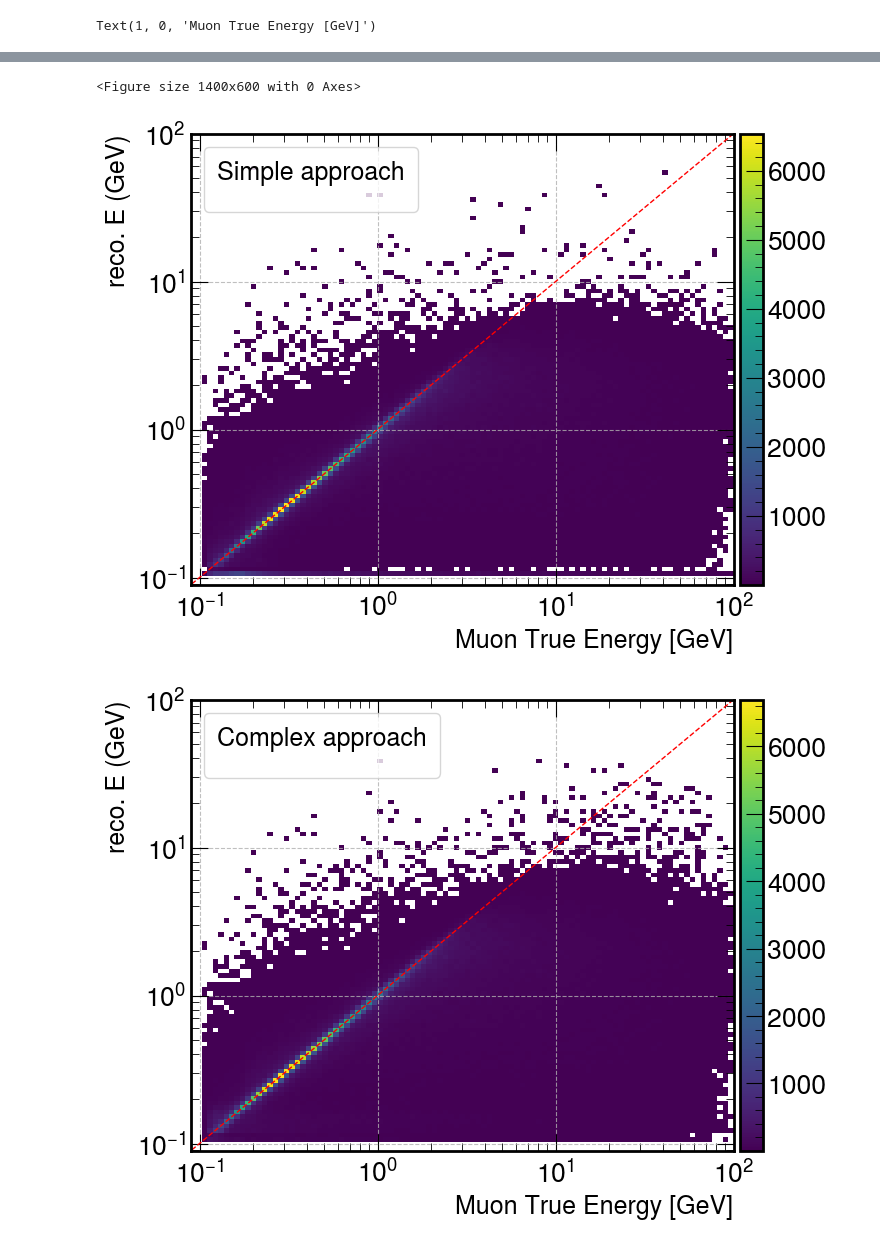
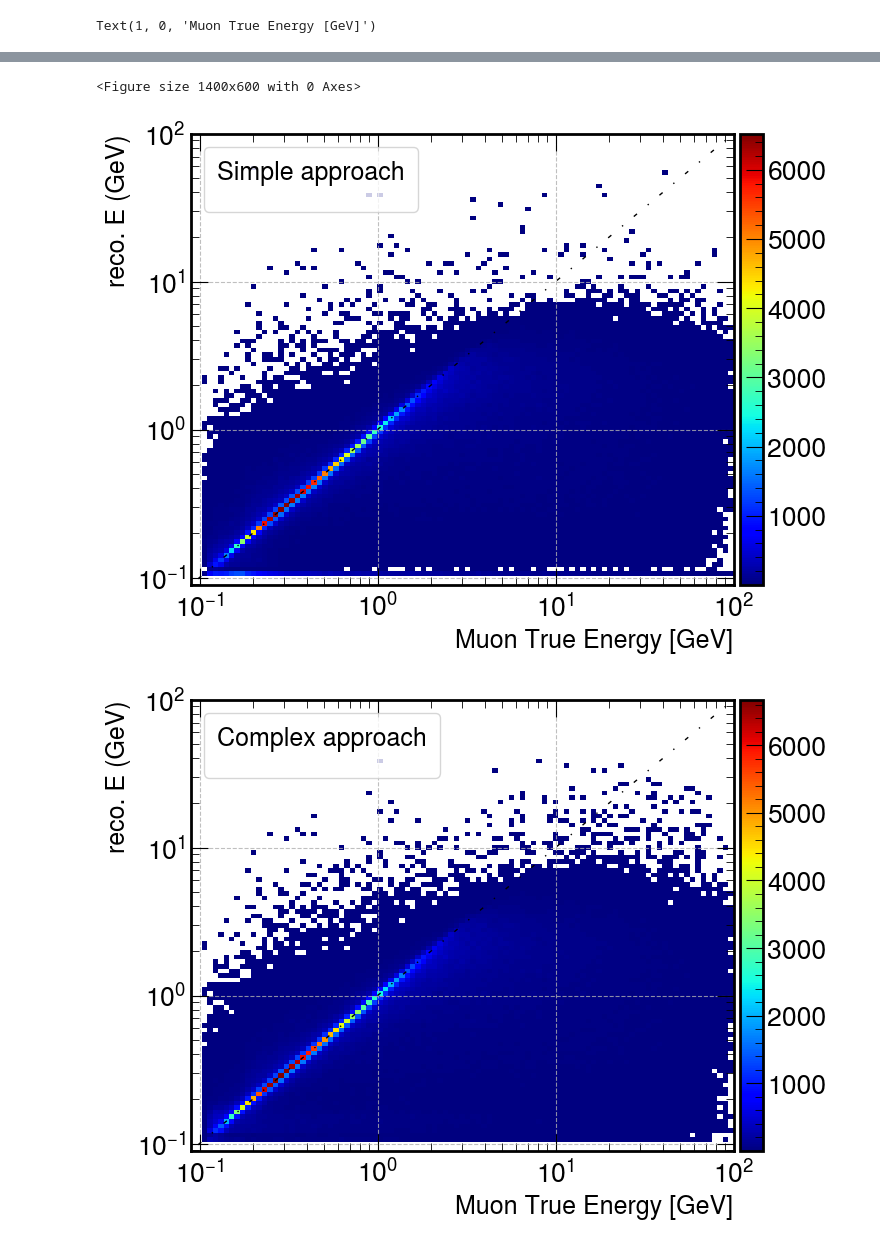
Before and after one commit to hvsouza/apc_atmo_repo, a Jupyter notebook: personal/Henrique/Analysis/pida/processed_ana.ipynb, the cells around one changed output, grey strips where cells are left out. Drawn from its saved outputs; the diff is of its cells as text; code cells hidden in the pictures.

```diff
--- a/personal/Henrique/Analysis/pida/processed_ana.ipynb
+++ b/personal/Henrique/Analysis/pida/processed_ana.ipynb
@@ -38,6 +38,7 @@ plt.rcParams.update({'font.size': 23,
                      'axes.grid': True,
                      'figure.autolayout': True,
                      'figure.figsize': [14,6],
+                     'image.cmap': 'jet',
                      })
 
 
@@ -55,3 +56,20 @@ dfcomplex_cheat_pr_en = pl.read_parquet("./data/processed/pnc_0dot7/complex_chea
+# %%
+def filter_cont():
+    return pl.col('trkIsContained')
+def update_reco_cont(df:pl.DataFrame):
+    dfc = df#.filter(pl.col('trkIsContained'))
+    m = get_scaling_factor(dfc, filter_en=False)
+    dfc = update_reco(dfc, m)
+
+    # dfnc = df.filter(~pl.col('trkIsContained'))
+    # m = get_scaling_factor(dfnc, filter_en=False)
+    # dfnc = update_reco(dfnc, m)
+
+    # df = pl.concat([dfc, dfnc], how='vertical', rechunk=True)
+    df = dfc
+    return df
+dfsimple_en = update_reco_cont(dfsimple_en)
+dfcomplex_en = update_reco_cont(dfcomplex_en)
 # %%
 def plot_en_vs_en(Emu:pl.DataFrame,
                   lmethod,
@@ -86,7 +104,8 @@ def plot_en_vs_en(Emu:pl.DataFrame,
     if lmethod != '':
         legend = plt.legend(frameon=True, title=lmethod, loc='upper left', bbox_to_anchor=(0,0.1,1,0.9))
         plt.setp(legend.get_title(),fontsize=fontsize)
-    plt.plot([0,100],[0,100], 'r--', lw=1)
+    # plt.plot([0,100],[0,100], 'r--', lw=1)
+    plt.plot([0,100],[0,100], 'k', lw=1, ls=(0, (3, 10, 1, 10)))
     # dunestyle.Preliminary(x=0.45, y=0.93, ax=plt.gca(), fontsize="xx-large")
 
 
@@ -99,8 +118,8 @@ binse=None
 # binse=np.logspace(np.log10(50),2,100)
 binsereco = binse
 # binsereco = np.logspace(-1,2,100)
-plot_en_vs_en(dfsimple_en, binsy=binsereco, binsx=binse, lmethod='Simple approach', zscale='linear')
-plot_en_vs_en(dfcomplex_en, binsy=binsereco, binsx=binse, lmethod='Complex approach', zscale='linear')
+plot_en_vs_en(dfsimple_en , y='Ereco2', binsy=binsereco, binsx=binse, lmethod='Simple approach', zscale='linear')
+plot_en_vs_en(dfcomplex_en, y='Ereco2', binsy=binsereco, binsx=binse, lmethod='Complex approach', zscale='linear')
 # plot_en_vs_en(dfcomplex_en_2, binsy=binsereco, binsx=binse, lmethod='Complex approach', zscale='linear')
 # %% [output]
 No artists with labels found to put in legend.  Note that artists whose label start with an underscore are ignored when legend() is called with no argument.
@@ -123,12 +142,14 @@ binse=np.logspace(-2,2,200)
 binsereco = binse
 binsereco=np.logspace(-3,2,200)
 # binsereco = np.logspace(-1,2,100)
-plot_en_vs_en(dfsimple_en, x='had_truth', y='Ehad', binsy=binsereco, binsx=binse, lmethod='Simple approach', zscale='linear')
+plot_en_vs_en(dfsimple_en, x='had_truth', y='Ehad2', binsy=binsereco, binsx=binse, lmethod='Simple approach', zscale='linear')
 plt.xlabel('Hadronic True Energy [GeV]')
-plot_en_vs_en(dfcomplex_en, x='had_truth', y='Ehad', binsy=binsereco, binsx=binse, lmethod='Complex approach', zscale='linear')
+plot_en_vs_en(dfcomplex_en, x='had_truth', y='Ehad2', binsy=binsereco, binsx=binse, lmethod='Complex approach', zscale='linear')
 plt.xlabel('Hadronic True Energy [GeV]')
-plot_en_vs_en(dfcomplex_cheat_mu_pi_pr_en, x='had_truth', y='Ehad', binsy=binsereco, binsx=binse, lmethod='Complex approach', zscale='linear')
+plot_en_vs_en(dfcomplex_en, x='hadvis_truth', y='Ehad_nomass', binsy=binsereco, binsx=binse, lmethod='Complex approach', zscale='linear')
 plt.xlabel('Hadronic True Energy [GeV]')
+# plot_en_vs_en(dfcomplex_cheat_mu_pi_pr_en, x='had_truth', y='Ehad', binsy=binsereco, binsx=binse, lmethod='Complex approach', zscale='linear')
+# plt.xlabel('Hadronic True Energy [GeV]')
 plt.figure()
 binse=np.logspace(-1.05,2,100)
 binsereco = binse
@@ -151,6 +172,6 @@ Text(1, 0, 'Muon True Energy [GeV]')
 <Figure size 1400x600 with 0 Axes>
-[figure, old version]
+[figure, new version]
-[figure, old version]
+[figure, new version]
 # %%
 from scipy.stats import binned_statistic
 def plot_res_scatter(x,
```
Also changed, not shown: parts of 16 cells of this notebook, 56 other files.
